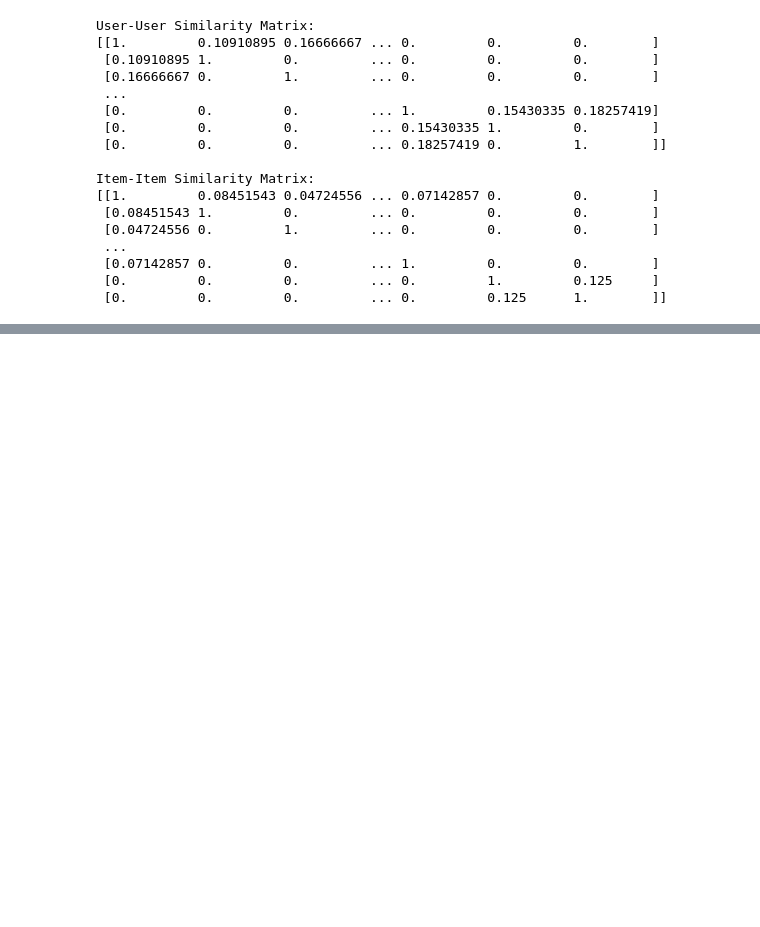
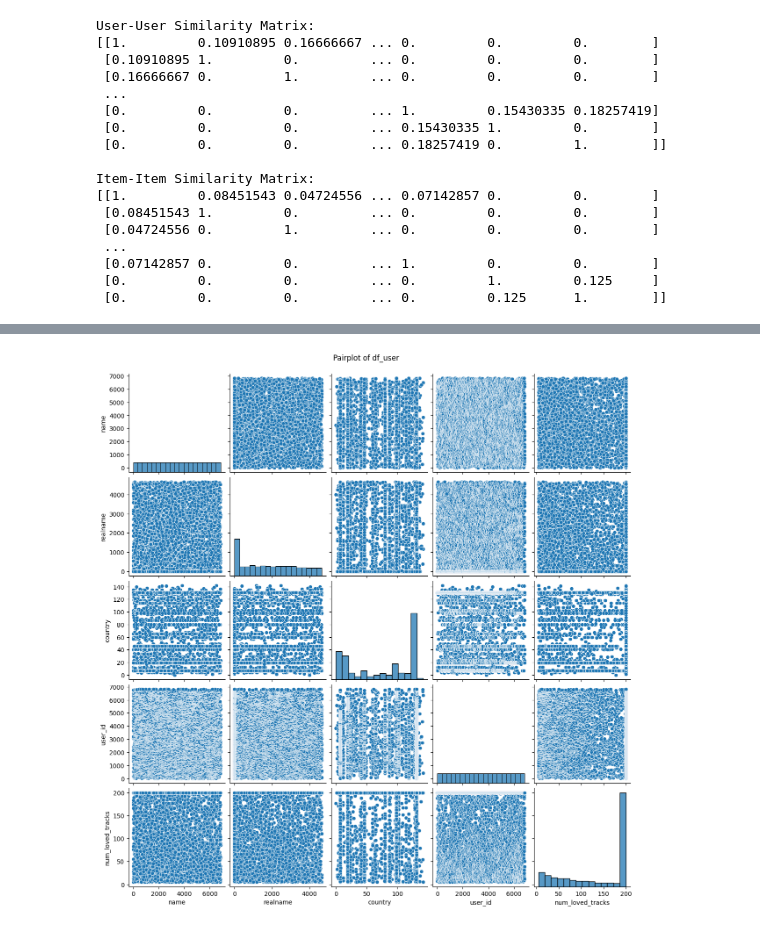
Before and after one commit to NACME-AIML-2024/final-project-recsetters, a Jupyter notebook: viz.ipynb, the cells around one changed output, grey strips where cells are left out. Saved outputs shown, nothing was run; the diff lists cells and outputs as text; code cells hidden in the pictures; blank space fills up the shorter version.

```diff
--- a/viz.ipynb
+++ b/viz.ipynb
@@ -1106,0 +1101,14 @@ user_ids: tensor([  34,  476,  103, 1881, 1890, 2259,  279, 2038, 1407, 1127, 24
+# %%
+list_columns = [col for col in df_user.columns if df_user[col].apply(lambda x: isinstance(x, list)).any()]
+df_user = df_user.drop(columns=list_columns)
+
+# Convert categorical variables to numeric codes if necessary
+for column in df_user.select_dtypes(include=['object']).columns:
+    df_user[column] = df_user[column].astype('category').cat.codes
+
+# Create the pairplot
+sns.pairplot(df_user)
+plt.suptitle('Pairplot of df_user', y=1.02)
+plt.show()
+# %% [output]
+[figure, added]
```
Also changed, not shown: parts of 8 cells of this notebook.
